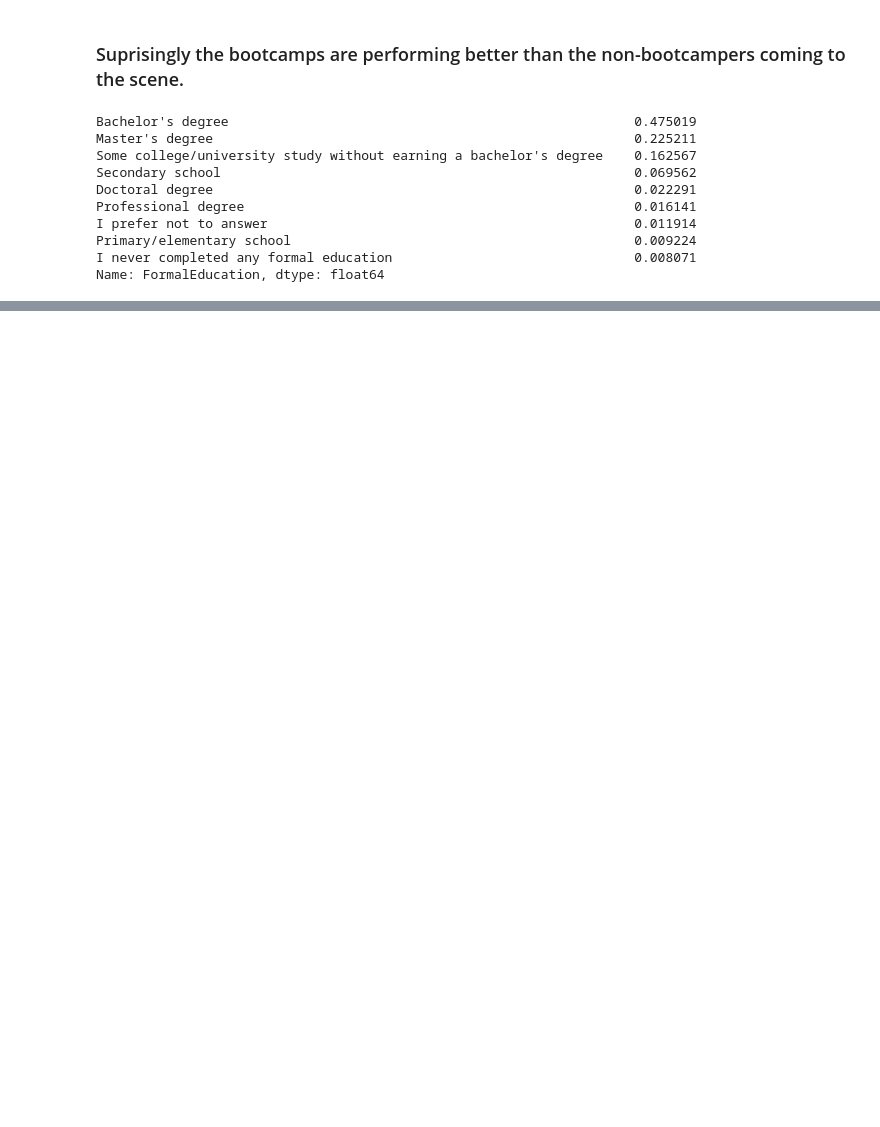
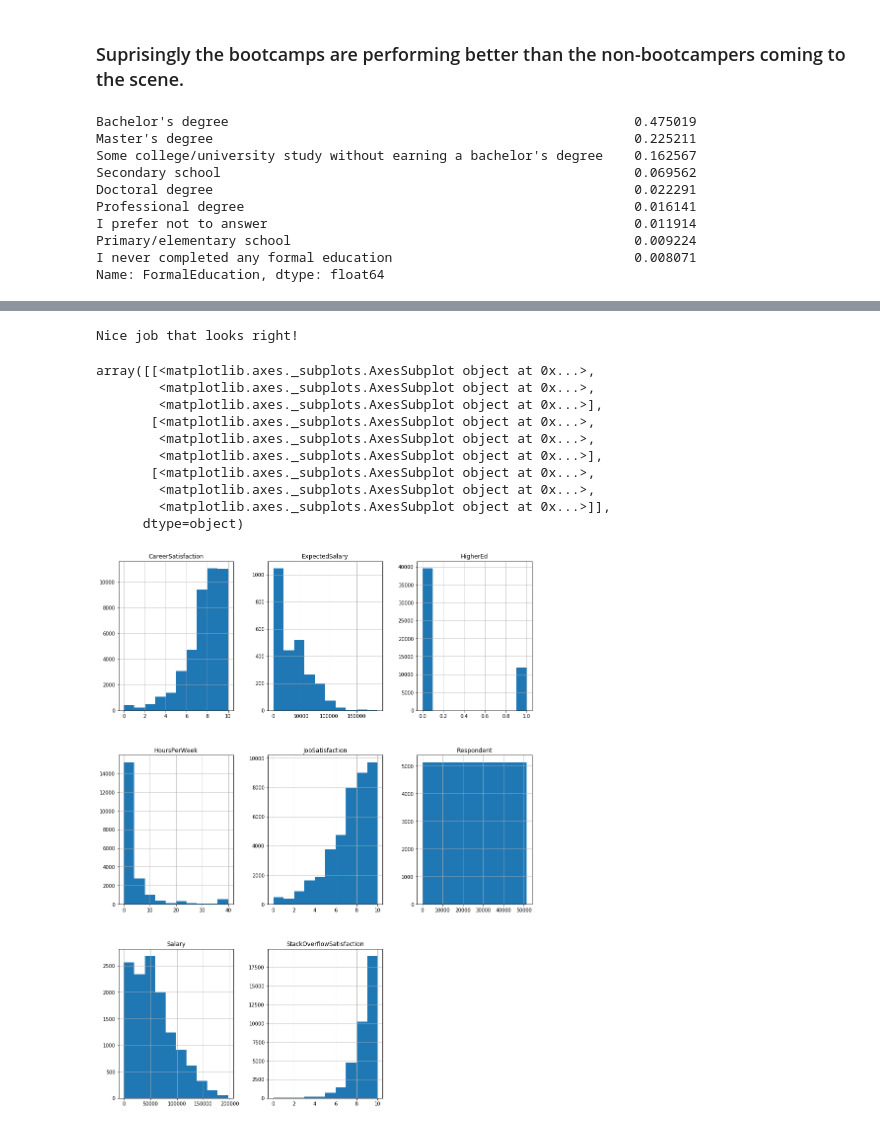
Before and after one commit to sousablde/StackOverflow-Dev-Survey-Data-Analysis, a Jupyter notebook: StackOverflow Dev Survey results.ipynb, the cells around one changed output, grey strips where cells are left out. Drawn from its saved outputs; the diff is of its cells as text; code cells hidden in the pictures; blank space fills up the shorter version.

```diff
--- a/StackOverflow Dev Survey results.ipynb
+++ b/StackOverflow Dev Survey results.ipynb
@@ -476,0 +641,34 @@ Name: FormalEducation, dtype: float64
+# %%
+#use desbribe to answer multiple questions
+a = 40
+b = 'HoursPerWeek'
+c = 'Salary'
+d = 'Respondent'
+e = 10
+f = 'ExpectedSalary'
+
+desc_sol = {'A column just listing an index for each row': d,
+       'The maximum Satisfaction on the scales for the survey': e,
+       'The column with the most missing values': f,
+       'The variable with the highest spread of values': c}
+
+# Check your solution
+t.describe_check(desc_sol)
+# %% [output]
+Nice job that looks right!
+# %%
+fig = plt.figure(figsize = (15,20))
+ax = fig.gca()
+df.hist(ax = ax)
+# %% [output]
+array([[<matplotlib.axes._subplots.AxesSubplot object at 0x...>,
+        <matplotlib.axes._subplots.AxesSubplot object at 0x...>,
+        <matplotlib.axes._subplots.AxesSubplot object at 0x...>],
+       [<matplotlib.axes._subplots.AxesSubplot object at 0x...>,
+        <matplotlib.axes._subplots.AxesSubplot object at 0x...>,
+        <matplotlib.axes._subplots.AxesSubplot object at 0x...>],
+       [<matplotlib.axes._subplots.AxesSubplot object at 0x...>,
+        <matplotlib.axes._subplots.AxesSubplot object at 0x...>,
+        <matplotlib.axes._subplots.AxesSubplot object at 0x...>]],
+      dtype=object)
+[figure, added]
```
Also changed, not shown: parts of 60 cells of this notebook, 3 other files.
